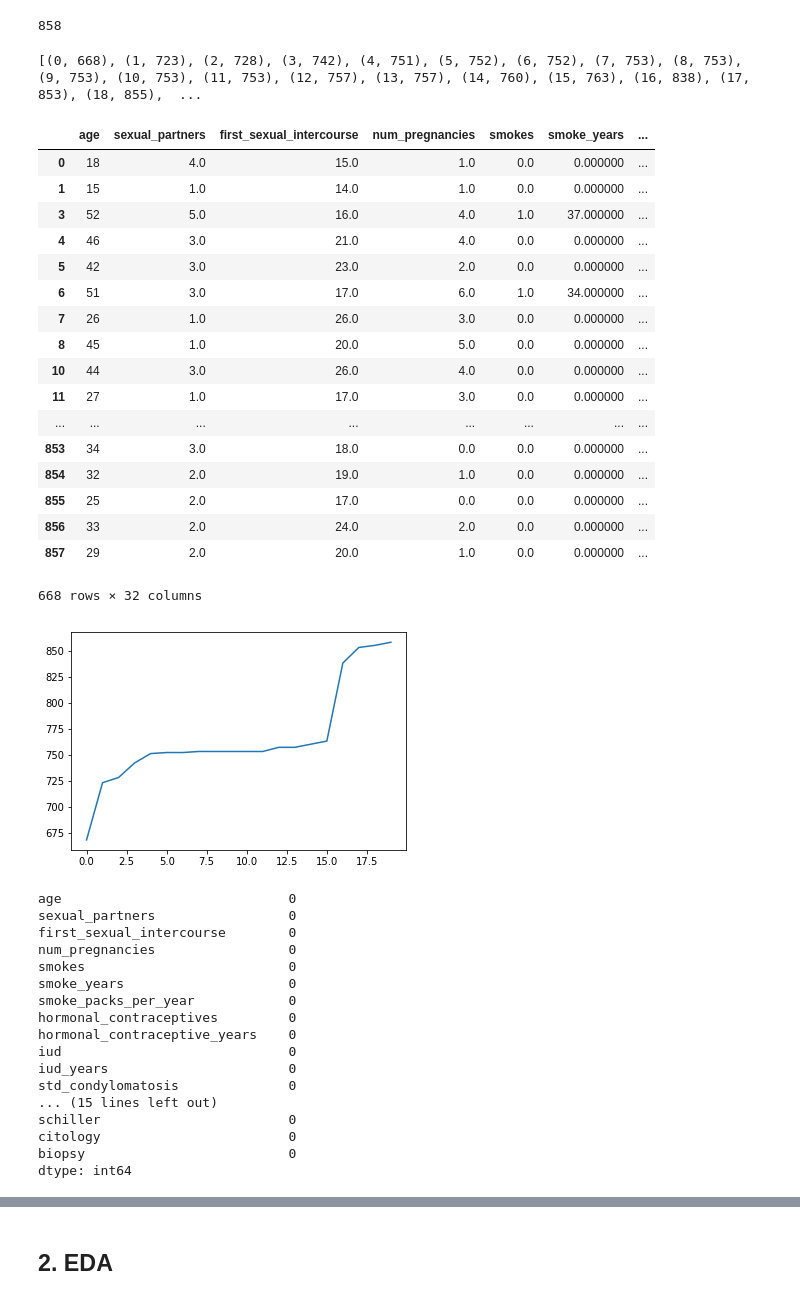
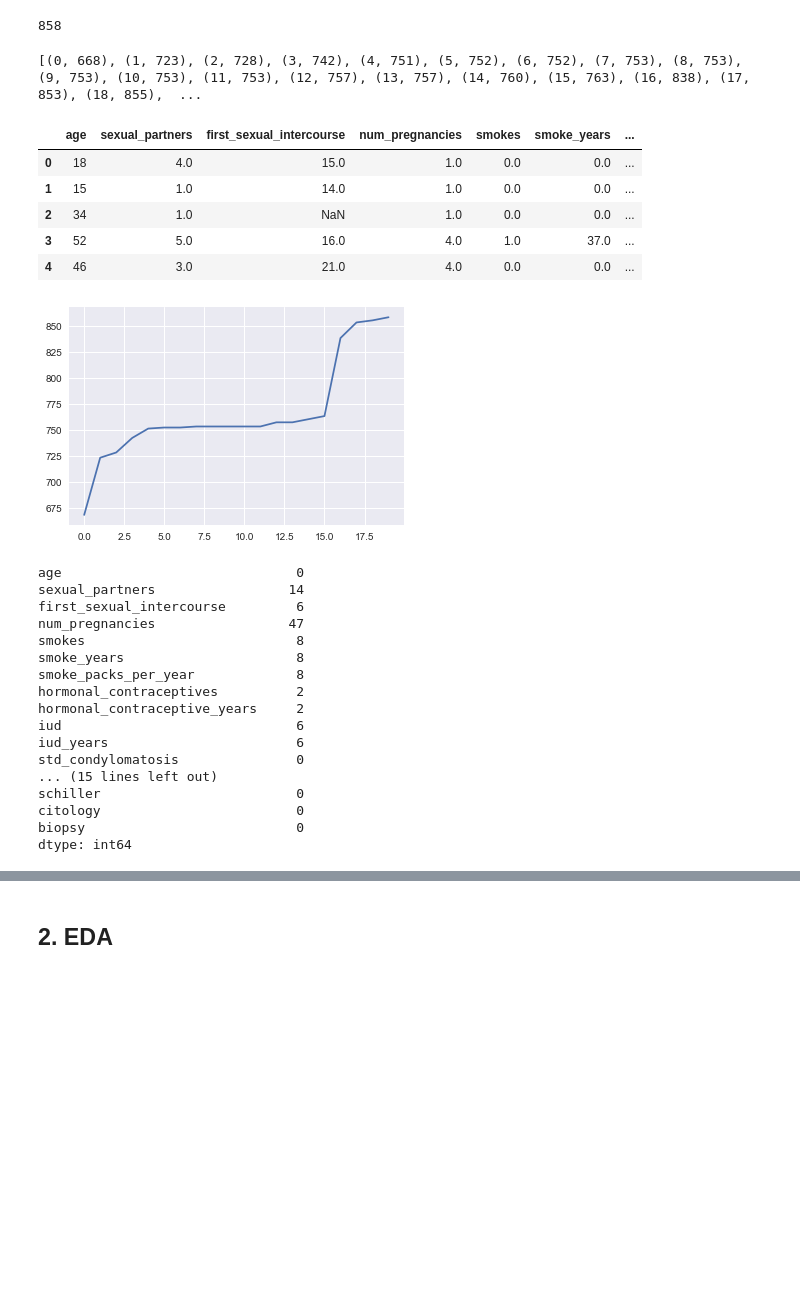
Before and after one commit to lingchiao/DS-SF-42, a Jupyter notebook: final_project/Final Project.ipynb, the cells around one changed output, grey strips where cells are left out. Saved outputs shown, nothing was run; the diff lists cells and outputs as text; code cells hidden in the pictures; blank space fills up the shorter version.

```diff
--- a/final_project/Final Project.ipynb
+++ b/final_project/Final Project.ipynb
@@ -116,39 +119,27 @@ len(df)
 # %%
 #drop rows with a lot of missing values
 #decide to drop rows missing more than 3 values
 count = []
 
 missing_values = range(0,20)
 
 for number in missing_values:
     count.append(858-len(df[df.isnull().sum(axis=1) > number]))
 
 print zip(missing_values,count)
 plt.plot(missing_values,count)
 
-df = df[df.isnull().sum(axis=1) < 1]
-df
+df = df[df.isnull().sum(axis=1) <= 3]
+df.head()
 # %% [output]
 [(0, 668), (1, 723), (2, 728), (3, 742), (4, 751), (5, 752), (6, 752), (7, 753), (8, 753), (9, 753), (10, 753), (11, 753), (12, 757), (13, 757), (14, 760), (15, 763), (16, 838), (17, 853), (18, 855),  ...
 |  | age | sexual_partners | first_sexual_intercourse | num_pregnancies | smokes | smoke_years | ... |
-| 0 | 18 | 4.0 | 15.0 | 1.0 | 0.0 | 0.000000 | ... |
-| 1 | 15 | 1.0 | 14.0 | 1.0 | 0.0 | 0.000000 | ... |
-| 3 | 52 | 5.0 | 16.0 | 4.0 | 1.0 | 37.000000 | ... |
-| 4 | 46 | 3.0 | 21.0 | 4.0 | 0.0 | 0.000000 | ... |
-| 5 | 42 | 3.0 | 23.0 | 2.0 | 0.0 | 0.000000 | ... |
-| 6 | 51 | 3.0 | 17.0 | 6.0 | 1.0 | 34.000000 | ... |
-| 7 | 26 | 1.0 | 26.0 | 3.0 | 0.0 | 0.000000 | ... |
-| 8 | 45 | 1.0 | 20.0 | 5.0 | 0.0 | 0.000000 | ... |
-| 10 | 44 | 3.0 | 26.0 | 4.0 | 0.0 | 0.000000 | ... |
-| 11 | 27 | 1.0 | 17.0 | 3.0 | 0.0 | 0.000000 | ... |
-| ... | ... | ... | ... | ... | ... | ... | ... |
-| 853 | 34 | 3.0 | 18.0 | 0.0 | 0.0 | 0.000000 | ... |
-| 854 | 32 | 2.0 | 19.0 | 1.0 | 0.0 | 0.000000 | ... |
-| 855 | 25 | 2.0 | 17.0 | 0.0 | 0.0 | 0.000000 | ... |
-| 856 | 33 | 2.0 | 24.0 | 2.0 | 0.0 | 0.000000 | ... |
-| 857 | 29 | 2.0 | 20.0 | 1.0 | 0.0 | 0.000000 | ... |
+| 0 | 18 | 4.0 | 15.0 | 1.0 | 0.0 | 0.0 | ... |
+| 1 | 15 | 1.0 | 14.0 | 1.0 | 0.0 | 0.0 | ... |
+| 2 | 34 | 1.0 | NaN | 1.0 | 0.0 | 0.0 | ... |
+| 3 | 52 | 5.0 | 16.0 | 4.0 | 1.0 | 37.0 | ... |
+| 4 | 46 | 3.0 | 21.0 | 4.0 | 0.0 | 0.0 | ... |
-668 rows × 32 columns
-[figure, old version]
+[figure, new version]
 # %%
 #drop columns that are collinear?
 
@@ -156,22 +147,22 @@ df = df.drop(['stds', 'stds_number'], axis=1)
 
 df.isnull().sum()
 # %% [output]
-age                             0
-sexual_partners                 0
-first_sexual_intercourse        0
-num_pregnancies                 0
-smokes                          0
-smoke_years                     0
-smoke_packs_per_year            0
-hormonal_contraceptives         0
-hormonal_contraceptive_years    0
-iud                             0
-iud_years                       0
-std_condylomatosis              0
+age                              0
+sexual_partners                 14
+first_sexual_intercourse         6
+num_pregnancies                 47
+smokes                           8
+smoke_years                      8
+smoke_packs_per_year             8
+hormonal_contraceptives          2
+hormonal_contraceptive_years     2
+iud                              6
+iud_years                        6
+std_condylomatosis               0
 ... (15 lines left out)
-schiller                        0
-citology                        0
-biopsy                          0
+schiller                         0
+citology                         0
+biopsy                           0
 dtype: int64
 # %%
 df.to_csv('/Users/ling/desktop/project_data2.csv')
```
Also changed, not shown: parts of 57 cells of this notebook, 2 other files.
